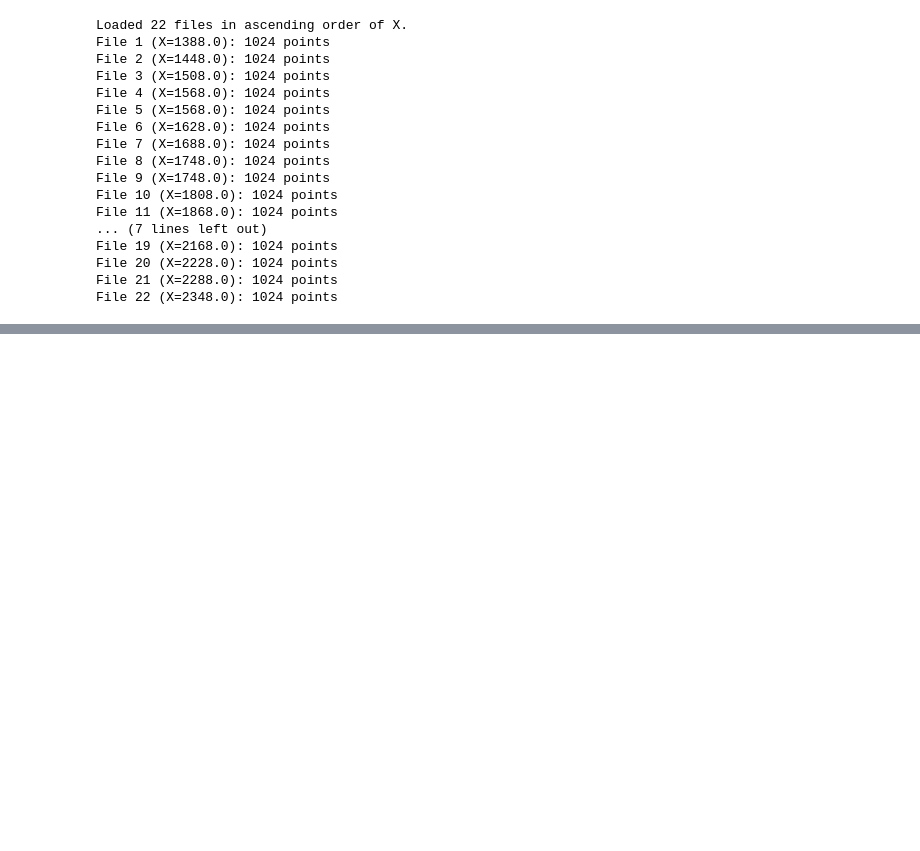
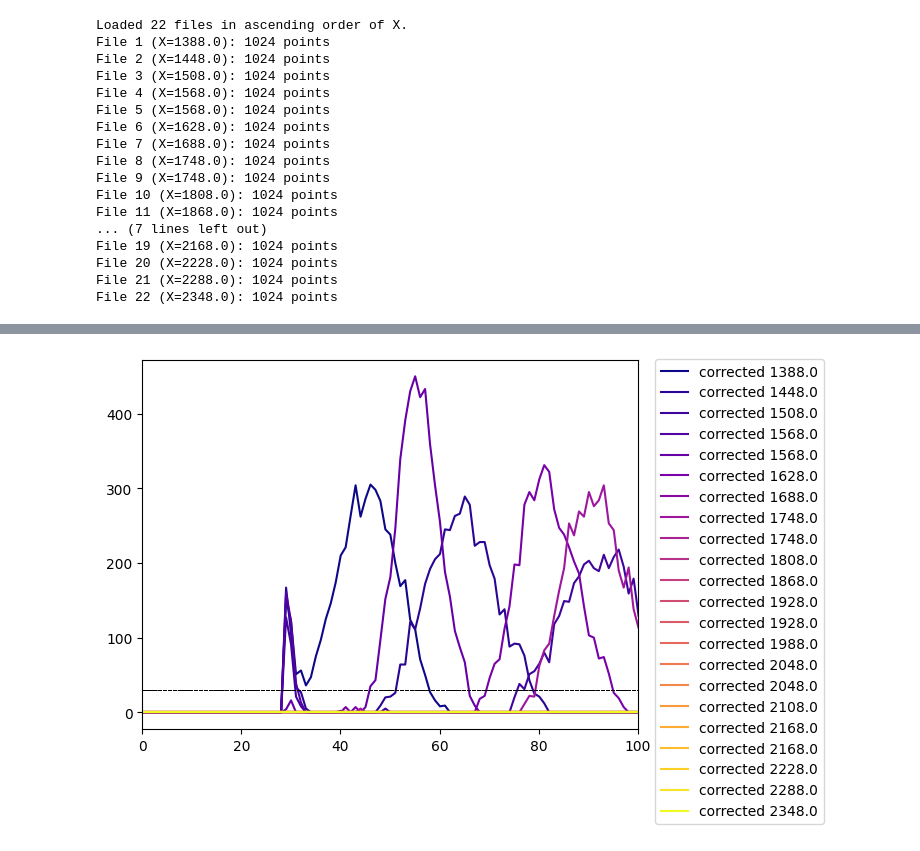
Before and after one commit to Shounak2512/Proportional-counter, a Jupyter notebook: Energy_Fe55.ipynb, the cells around one changed output, grey strips where cells are left out. Cells and saved outputs as stored; diff of their text form; code cells hidden in the pictures; blank space fills up the shorter version.

```diff
--- a/Energy_Fe55.ipynb
+++ b/Energy_Fe55.ipynb
@@ -95 +115,9 @@ fit_gaussian=curve_fit(gaussian,channel_no,all_data_lists,range_list,init_guess)
+# %%
+def hist_generator_bkg_corrected(index,data_list,bkg,label_list,color):
+    bkg_correction=bkg_corrector(bkg,data_list,index)
+    # plt.plot(np.linspace(0,len(data_list[index]),1024),data_list[index],label=label_list[index])
+    plt.plot(np.linspace(0,len(data_list[index]),1024),bkg_correction,label=f"corrected {label_list[index]}",color=color)
+    plt.xlim(0,100)
+    plt.axline([0,30],slope=0,color='black',linestyle='dashed',linewidth=0.7)
+    plt.legend(loc='upper left', bbox_to_anchor=(1.02, 1.02))
 # %%
@@ -104,0 +134,5 @@ for i in range(0,len(all_data_lists)):
+# %%
+for i in range(0,len(all_data_lists)):
+    hist_generator_bkg_corrected(i,all_data_lists,bkg,file_labels,colour[i])
+# %% [output]
+[figure, added]
```
Also changed, not shown: parts of 8 cells of this notebook, 2 other files.
